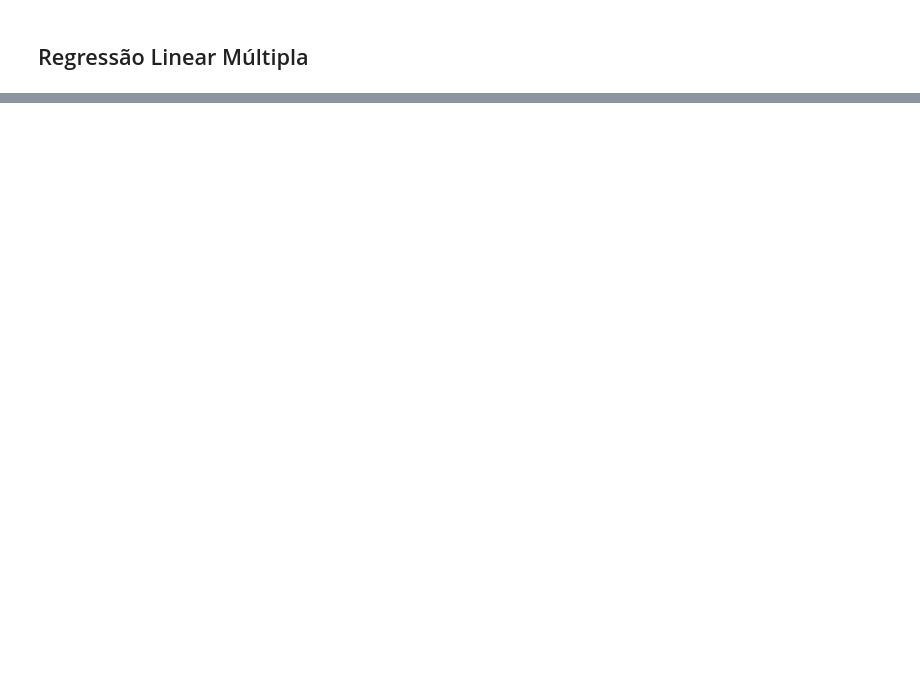
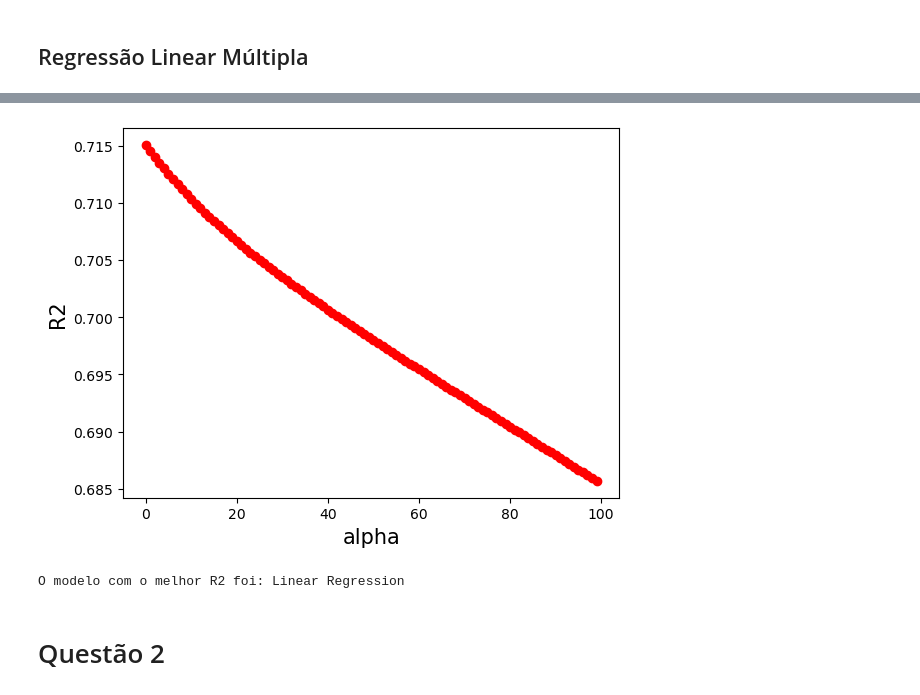
Before and after one commit to delbempedro/introcienciadedados, a Jupyter notebook: questionario5/q5.ipynb, the cells around one changed output, grey strips where cells are left out. Cells and saved outputs as stored; diff of their text form; code cells hidden in the pictures; blank space fills up the shorter version.

```diff
--- a/questionario5/q5.ipynb
+++ b/questionario5/q5.ipynb
@@ -10,0 +167,23 @@ NameError: name 'log_reg_score' is not defined
+# %%
+best_degree = 0
+best_r2 = 0
+for degree in range(1, 6):
+
+    poly_ridge = PolynomialFeatures(degree=degree)
+    x_train_poly_ridge = poly_ridge.fit_transform(x_train_scaled)
+
+    model_ridge = Ridge(alpha=0)
+    model_ridge.fit(x_train_poly_ridge, y_train)
+
+    x_test_poly_ridge = poly_ridge.transform(x_test_scaled)
+    y_pred_ridge = model_ridge.predict(x_test_poly_ridge)
+
+    r2_ridge = r2_score(y_test, y_pred_ridge)
+    print('Grau polinomial:', degree)
+    print('R2 no conjunto de teste:', r2_ridge)
+
+    if r2_lasso > best_r2:
+        best_degree = degree
+        best_r2 = r2_ridge
+
+r2_ridge = best_r2
@@ -10,0 +201,33 @@ NameError: name 'log_reg_score' is not defined
+# %%
+alphas = [i for i in range(0,100)]
+r2s = []
+for alpha in alphas:
+    poly_ridge = PolynomialFeatures(degree=best_degree)
+    x_train_poly_ridge = poly_ridge.fit_transform(x_train_scaled)
+
+    model_ridge = Ridge(alpha=alpha)
+    model_ridge.fit(x_train_poly_ridge, y_train)
+
+    x_test_poly_ridge = poly_ridge.transform(x_test_scaled)
+    y_pred_ridge = model_ridge.predict(x_test_poly_ridge)
+
+    r2_ridge = r2_score(y_test, y_pred_ridge)
+    r2s.append(r2_ridge)
+# %%
+plt.plot(alphas, r2s, '-ro')
+plt.xlabel("alpha", fontsize=15)
+plt.ylabel("R2", fontsize=15)
+plt.show(True)
+# %% [output]
+[figure, added]
+# %%
+if r2_lm > r2_lasso and r2_lm > r2_ridge:
+    print('O modelo com o melhor R2 foi: Linear Regression')
+elif r2_lasso > r2_lm and r2_lasso > r2_ridge:
+    print('O modelo com o melhor R2 foi: Lasso')
+else:
+    print('O modelo com o melhor R2 foi: Ridge')
+# %% [output]
+O modelo com o melhor R2 foi: Linear Regression
+# %% [markdown]
+# Questão 2
```
Also changed, not shown: parts of 20 cells of this notebook.
